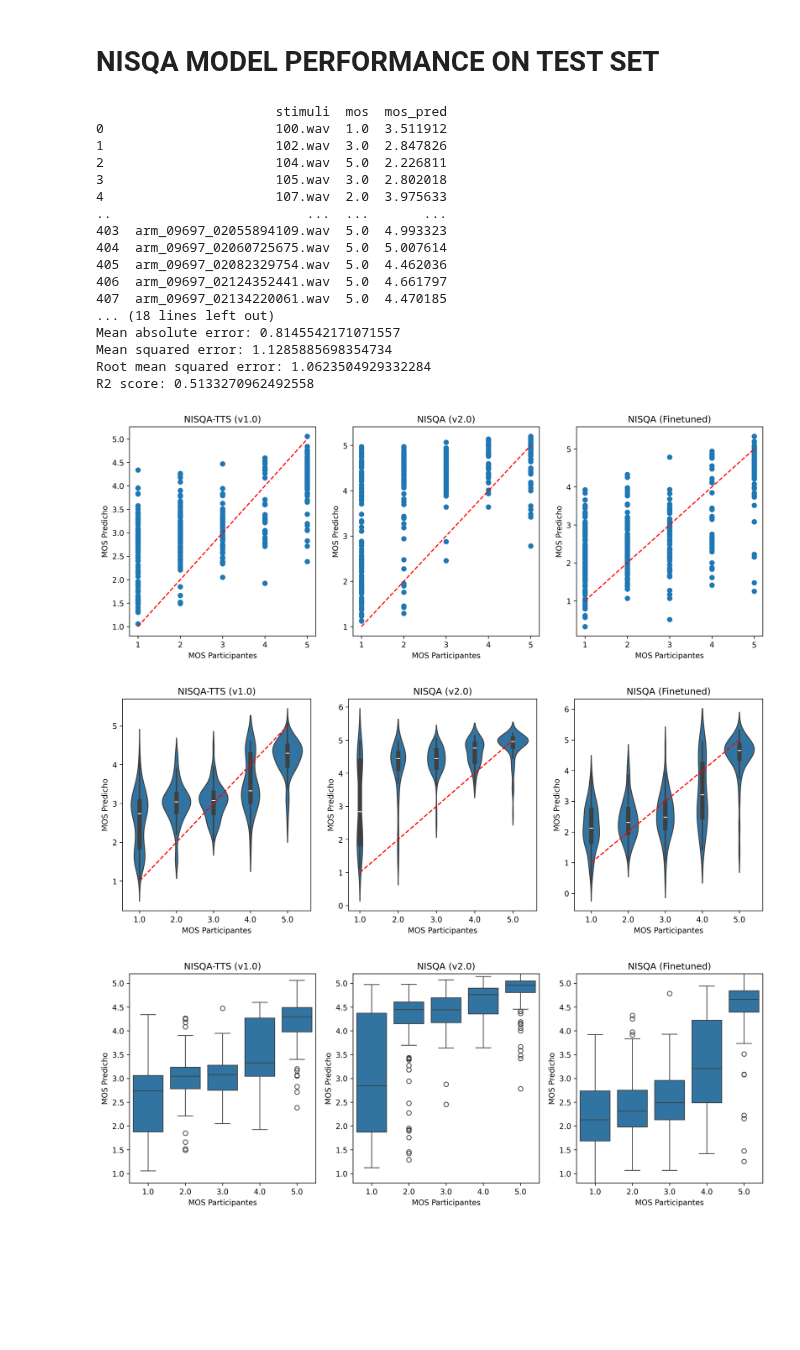
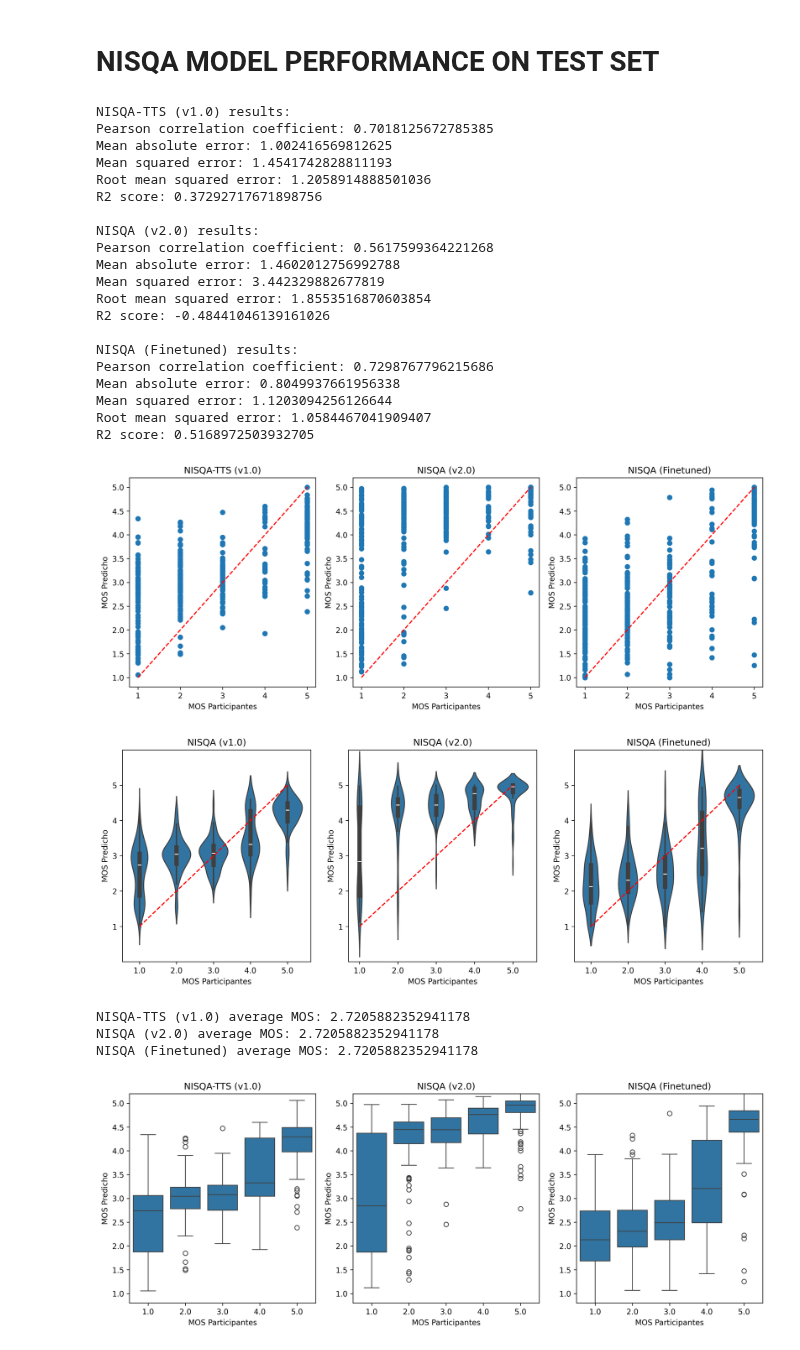
Before and after one commit to asosawelford/tesis, a Jupyter notebook: NISQA_analysis/model_performance_on_test_set.ipynb, the cells around one changed output. Drawn from its saved outputs; the diff is of its cells as text; code cells hidden in the pictures; blank space fills up the shorter version.

```diff
--- a/NISQA_analysis/model_performance_on_test_set.ipynb
+++ b/NISQA_analysis/model_performance_on_test_set.ipynb
@@ -18,27 +18,32 @@ NISQA_v1 = NISQA_v1[['stimuli', 'mos_pred']]
 NISQA_v2 = NISQA_v2[['stimuli', 'mos_pred']]
 NISQA_finetuned = NISQA_finetuned[['stimuli', 'mos_pred']]
 
+# constrain the MOS values to the range [1, 5]
+NISQA_v1['mos_pred'] = NISQA_v1['mos_pred'].clip(1, 5)
+NISQA_v2['mos_pred'] = NISQA_v2['mos_pred'].clip(1, 5)
+NISQA_finetuned['mos_pred'] = NISQA_finetuned['mos_pred'].clip(1, 5)
+
 # pair the NISQA-TTS (v1.0) and NISQA (v2.0) results with the test set
 NISQA_v1_paired = pd.merge(test, NISQA_v1, on='stimuli')
 NISQA_v2_paired = pd.merge(test, NISQA_v2, on='stimuli')
 NISQA_finetuned_paired = pd.merge(test_for_finetuned_nisqa, NISQA_finetuned, on='stimuli')
-print(NISQA_finetuned_paired)
+
 # calculate the Pearson correlation coefficient
 NISQA_v1_corr = NISQA_v1_paired['mos_pred'].corr(NISQA_v1_paired['mos'])
 NISQA_v2_corr = NISQA_v2_paired['mos_pred'].corr(NISQA_v2_paired['mos'])
 NISQA_finetuned_corr = NISQA_finetuned_paired['mos_pred'].corr(NISQA_finetuned_paired['mos'])
 
 # compute mae, mse, rmse and r2
-from sklearn.metrics import mean_absolute_error, mean_squared_error, r2_score
+from sklearn.metrics import mean_absolute_error, mean_squared_error, r2_score, root_mean_squared_error
 mae_tts = mean_absolute_error(NISQA_v1_paired['mos'], NISQA_v1_paired['mos_pred'])
 mae_2 = mean_absolute_error(NISQA_v2_paired['mos'], NISQA_v2_paired['mos_pred'])
 mae_custom_1 = mean_absolute_error(NISQA_finetuned_paired['mos'], NISQA_finetuned_paired['mos_pred'])
 mse_tts = mean_squared_error(NISQA_v1_paired['mos'], NISQA_v1_paired['mos_pred'])
 mse_2 = mean_squared_error(NISQA_v2_paired['mos'], NISQA_v2_paired['mos_pred'])
 mse_custom_1 = mean_squared_error(NISQA_finetuned_paired['mos'], NISQA_finetuned_paired['mos_pred'])
-rmse_tts = mean_squared_error(NISQA_v1_paired['mos'], NISQA_v1_paired['mos_pred'], squared=False)
-rmse_2 = mean_squared_error(NISQA_v2_paired['mos'], NISQA_v2_paired['mos_pred'], squared=False)
-rmse_custom_1 = mean_squared_error(NISQA_finetuned_paired['mos'], NISQA_finetuned_paired['mos_pred'], squared=False)
+rmse_tts = root_mean_squared_error(NISQA_v1_paired['mos'], NISQA_v1_paired['mos_pred'])
+rmse_2 = root_mean_squared_error(NISQA_v2_paired['mos'], NISQA_v2_paired['mos_pred'])
+rmse_custom_1 = root_mean_squared_error(NISQA_finetuned_paired['mos'], NISQA_finetuned_paired['mos_pred'])
 r2_tts = r2_score(NISQA_v1_paired['mos'], NISQA_v1_paired['mos_pred'])
 r2_2 = r2_score(NISQA_v2_paired['mos'], NISQA_v2_paired['mos_pred'])
 r2_custom_1 = r2_score(NISQA_finetuned_paired['mos'], NISQA_finetuned_paired['mos_pred'])
@@ -58,72 +63,91 @@ print('Mean squared error:', mse_2)
 print('Root mean squared error:', rmse_2)
 print('R2 score:', r2_2)
 print()
 print('NISQA (Finetuned) results:')
 print('Pearson correlation coefficient:', NISQA_finetuned_corr)
 print('Mean absolute error:', mae_custom_1)
 print('Mean squared error:', mse_custom_1)
 print('Root mean squared error:', rmse_custom_1)
 print('R2 score:', r2_custom_1)
 
 
 # plot the results
 fig, ax = plt.subplots(1, 3, figsize=(15, 5))
 ax[0].scatter(NISQA_v1_paired['mos'], NISQA_v1_paired['mos_pred'])
 ax[0].set_title('NISQA-TTS (v1.0)')
 ax[0].set_xlabel('MOS Participantes')
 ax[0].set_ylabel('MOS Predicho')
 ax[0].plot([1, 5], [1, 5], 'r--')
 ax[1].scatter(NISQA_v2_paired['mos'], NISQA_v2_paired['mos_pred'])
 ax[1].set_title('NISQA (v2.0)')
 ax[1].set_xlabel('MOS Participantes')
 ax[1].set_ylabel('MOS Predicho')
 ax[1].plot([1, 5], [1, 5], 'r--')
 ax[2].scatter(NISQA_finetuned_paired['mos'], NISQA_finetuned_paired['mos_pred'])
 ax[2].set_title('NISQA (Finetuned)')
 ax[2].set_xlabel('MOS Participantes')
 ax[2].set_ylabel('MOS Predicho')
 ax[2].plot([1, 5], [1, 5], 'r--')
 plt.show()
 # %% [output]
-                       stimuli  mos  mos_pred
-0                      100.wav  1.0  3.511912
-1                      102.wav  3.0  2.847826
-2                      104.wav  5.0  2.226811
-3                      105.wav  3.0  2.802018
-4                      107.wav  2.0  3.975633
-..                         ...  ...       ...
-403  arm_09697_02055894109.wav  5.0  4.993323
-404  arm_09697_02060725675.wav  5.0  5.007614
-405  arm_09697_02082329754.wav  5.0  4.462036
-406  arm_09697_02124352441.wav  5.0  4.661797
-407  arm_09697_02134220061.wav  5.0  4.470185
-... (18 lines left out)
-Mean absolute error: 0.8145542171071557
-Mean squared error: 1.1285885698354734
-Root mean squared error: 1.0623504929332284
-R2 score: 0.5133270962492558
+NISQA-TTS (v1.0) results:
+Pearson correlation coefficient: 0.7018125672785385
+Mean absolute error: 1.002416569812625
+Mean squared error: 1.4541742828811193
+Root mean squared error: 1.2058914888501036
+R2 score: 0.37292717671898756
+
+NISQA (v2.0) results:
+Pearson correlation coefficient: 0.5617599364221268
+Mean absolute error: 1.4602012756992788
+Mean squared error: 3.442329882677819
+Root mean squared error: 1.8553516870603854
+R2 score: -0.48441046139161026
+
+NISQA (Finetuned) results:
+Pearson correlation coefficient: 0.7298767796215686
+Mean absolute error: 0.8049937661956338
+Mean squared error: 1.1203094256126644
+Root mean squared error: 1.0584467041909407
+R2 score: 0.5168972503932705
-[figure, old version]
+[figure, new version]
 # %%
 # now, lets plot the same data but with seaborn using a violin plot
 fig, ax = plt.subplots(1, 3, figsize=(15, 5))
 sns.violinplot(x='mos', y='mos_pred', data=NISQA_v1_paired, ax=ax[0])
-ax[0].set_title('NISQA-TTS (v1.0)')
+ax[0].set_title('NISQA (v1.0)')
 ax[0].set_xlabel('MOS Participantes')
 ax[0].set_ylabel('MOS Predicho')
 ax[0].plot([0, 4], [1, 5], 'r--')
+# y labels 1-5
+ax[0].set_yticks([1, 2, 3, 4, 5])
+ax[0].set_ylim(0, 6)
 sns.violinplot(x='mos', y='mos_pred', data=NISQA_v2_paired, ax=ax[1])
 ax[1].set_title('NISQA (v2.0)')
 ax[1].set_xlabel('MOS Participantes')
 ax[1].set_ylabel('MOS Predicho')
 ax[1].plot([0, 4], [1, 5], 'r--')
+ax[1].set_yticks([1, 2, 3, 4, 5])
+ax[1].set_ylim(0, 6)
 sns.violinplot(x='mos', y='mos_pred', data=NISQA_finetuned_paired, ax=ax[2])
 ax[2].set_title('NISQA (Finetuned)')
 ax[2].set_xlabel('MOS Participantes')
 ax[2].set_ylabel('MOS Predicho')
 ax[2].plot([0, 4], [1, 5], 'r--')
+ax[2].set_yticks([1, 2, 3, 4, 5])
+ax[2].set_ylim(0, 6)
 plt.show()
 # %% [output]
-[figure, old version]
+[figure, new version]
+# %%
+# print the average MOS values for each model
+print('NISQA-TTS (v1.0) average MOS:', NISQA_v1_paired['mos'].mean())
+print('NISQA (v2.0) average MOS:', NISQA_v2_paired['mos'].mean())
+print('NISQA (Finetuned) average MOS:', NISQA_finetuned_paired['mos'].mean())
+# %% [output]
+NISQA-TTS (v1.0) average MOS: 2.7205882352941178
+NISQA (v2.0) average MOS: 2.7205882352941178
+NISQA (Finetuned) average MOS: 2.7205882352941178
 # %%
 fig, ax = plt.subplots(1, 3, figsize=(15, 5))
 sns.boxplot(x='mos', y='mos_pred', data=NISQA_v1_paired, ax=ax[0])
```
Also changed, not shown: 22 other files.
